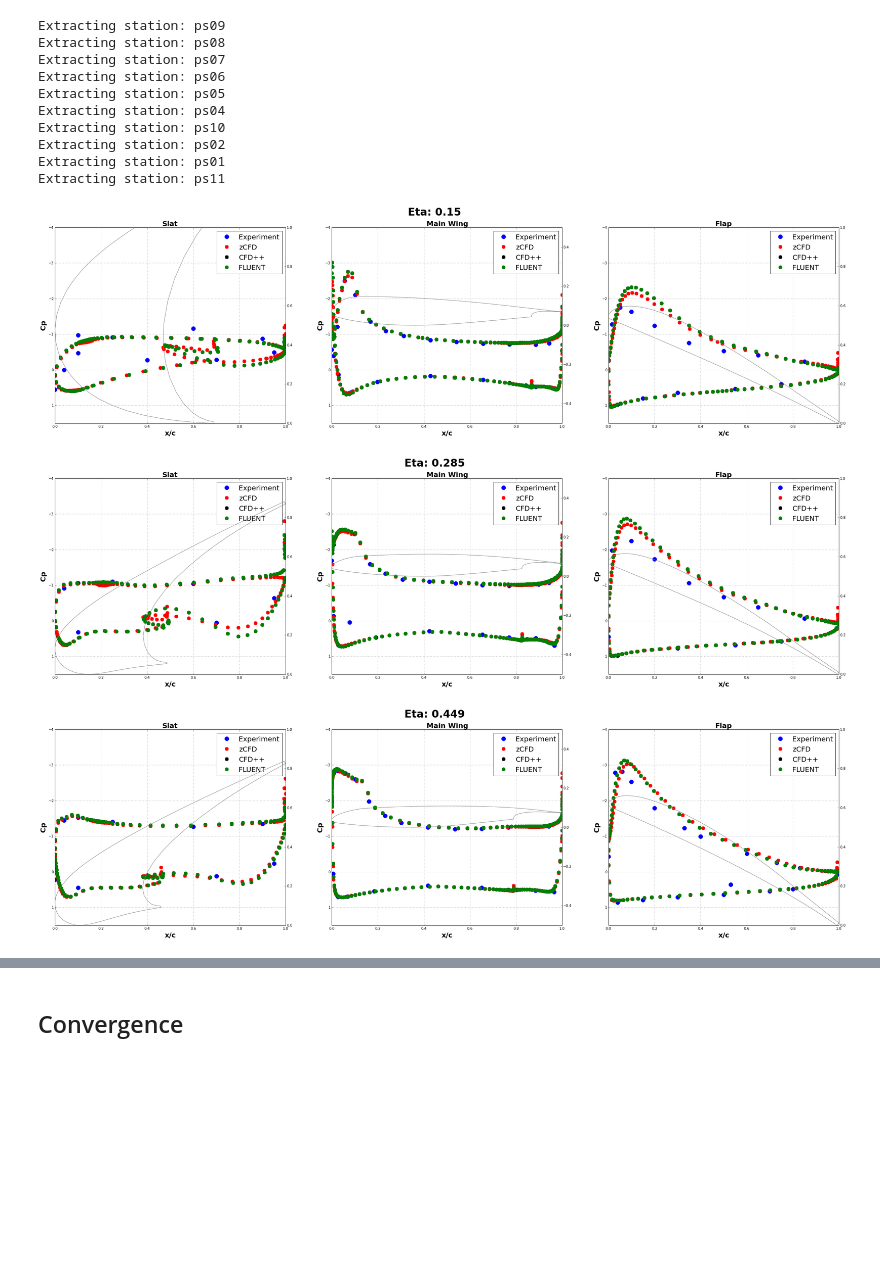
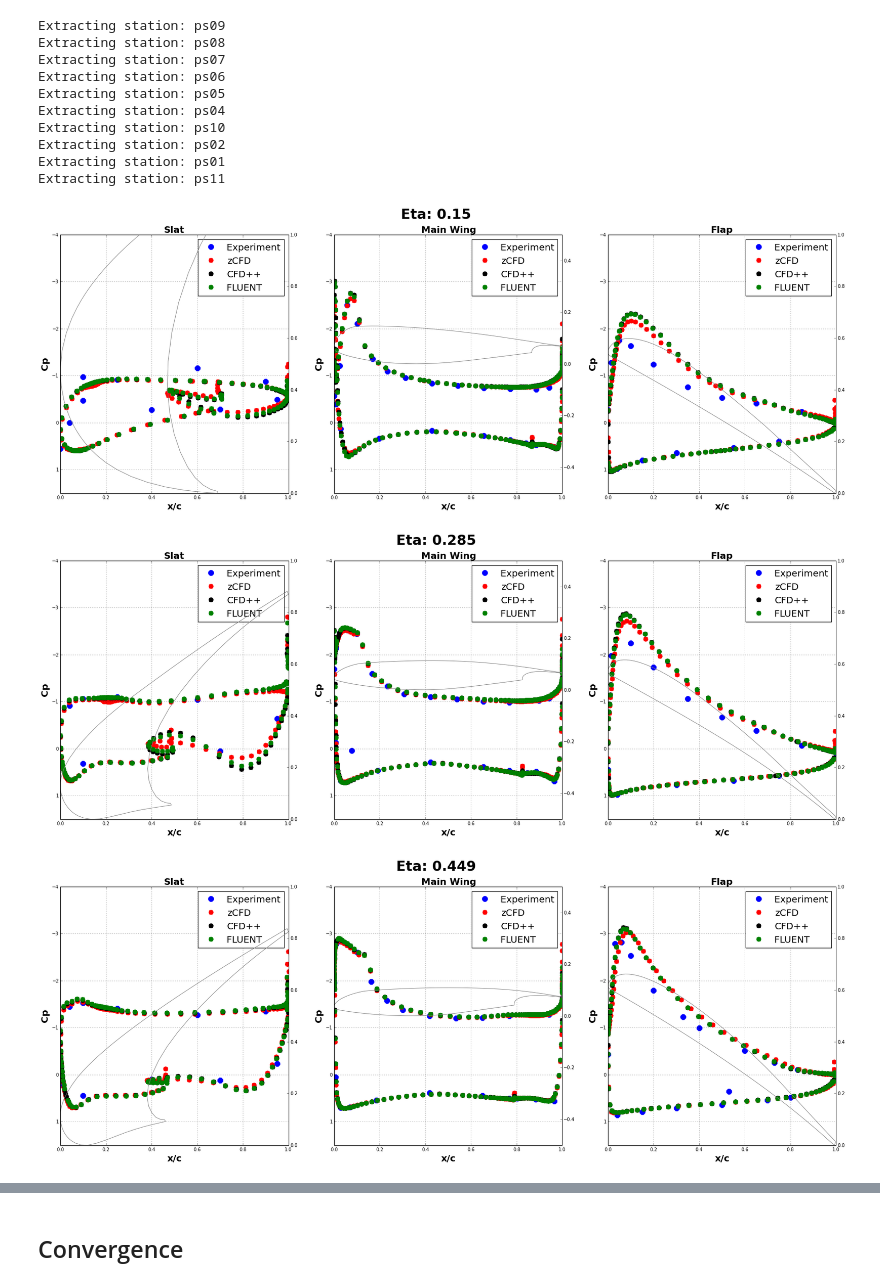
Before and after one commit to acimpoeru/HyperFlux, a Jupyter notebook: ipynb/2nd_High_Lift_Prediction_Workshop/Case-1.ipynb, the cells around one changed output, grey strips where cells are left out. Drawn from its saved outputs; the diff is of its cells as text; code cells hidden in the pictures; blank space fills up the shorter version.

```diff
--- a/ipynb/2nd_High_Lift_Prediction_Workshop/Case-1.ipynb
+++ b/ipynb/2nd_High_Lift_Prediction_Workshop/Case-1.ipynb
@@ -103,7 +103,7 @@ from zutil.post import get_csv_data
 data_root = 'data/results/results_csv_format'
 
 meta_comp_results = 'data/results/metacomp_results'
-fluent_comp_results = 'data/results/metacomp_results'
+fluent_comp_results = 'data/results/fluent_results'
 
 
 exp_data = {'ps01' : {'wing' : {'location': (0.0, -209.67 ,0.0),
@@ -211,7 +211,6 @@ exp_locations = { 'wing': {'normal':[0.0,1.0,0.0],
                             },
                  }
 
-
 # Read data
 
 for key,value in exp_data.iteritems():
@@ -367,7 +366,7 @@ for station in sorted(exp_data):
 
     val = exp_data[station]
 
-    comp_fig1 = pl.figure(figsize=(40, 10),dpi=150, facecolor='w', edgecolor='k')
+    comp_fig1 = pl.figure(figsize=(30, 10),dpi=150, facecolor='w', edgecolor='k')
     comp_fig1.suptitle('Eta: '+str(val['eta']), fontsize=30, fontweight='bold')
 
     comp_ax   = comp_fig1.add_subplot(1,3,1)
@@ -411,33 +410,33 @@ for station in sorted(exp_data):
 
     section = section_data[station]['wing'][0]
     x_loc = section[0][:,0]
     z_loc = section[0][:,2]
     cp    = section[1]
 
     comp_ax_w.plot(val['wing']['data']['x/c_local'],val['wing']['data']['cp_ETW_RUN238'],'b.', color='b', markersize=25, label = 'Experiment')
     comp_ax_w.plot(x_loc,cp ,'b.',color='r',markersize=20,label = 'zCFD')
     comp_ax2_w.plot(x_loc,z_loc, color='gray',markersize=20,label = 'Profile')
     comp_ax_w.plot(val['wing']['metacomp-data']['X'],val['wing']['metacomp-data']['CP'] ,'b.',color='k',markersize=20,label = 'CFD++')
     comp_ax_w.plot(val['wing']['fluent-data']['X'],val['wing']['fluent-data']['CP'] ,'b.',color='g',markersize=20,label = 'FLUENT')
 
     section = section_data[station]['flap'][0]
     x_loc = section[0][:,0]
     z_loc = section[0][:,2]
     cp    = section[1]
 
     comp_ax_f.plot(val['flap']['data']['x/c_local'],val['flap']['data']['cp_ETW_RUN238'],'b.', color='b', markersize=25,label = 'Experiment')
     comp_ax_f.plot(x_loc,cp, 'b.', color ='r', markersize=20,label = 'zCFD')
     comp_ax2_f.plot(x_loc,z_loc, color='gray',markersize=20,label = 'Profile')
     comp_ax_f.plot(val['flap']['metacomp-data']['X'],val['flap']['metacomp-data']['CP'], 'b.', color ='k', markersize=20,label = 'CFD++')
     comp_ax_f.plot(val['flap']['fluent-data']['X'],val['flap']['fluent-data']['CP'], 'b.', color ='g', markersize=20,label = 'FLUENT')
 
     comp_ax.legend(loc = 'upper right',numpoints=1,prop = prop)
     comp_ax_w.legend(loc = 'upper right',numpoints=1,prop = prop)
     comp_ax_f.legend(loc = 'upper right',numpoints=1,prop = prop)
 
     comp_fig1.savefig('images/'+station+'.svg')
     show()
 # %% [output]
-[figure, old version]
+[figure, new version]
-[figure, old version]
+[figure, new version]
-[figure, old version]
+[figure, new version]
```
Also changed, not shown: parts of 3 cells of this notebook, 40 other files.
